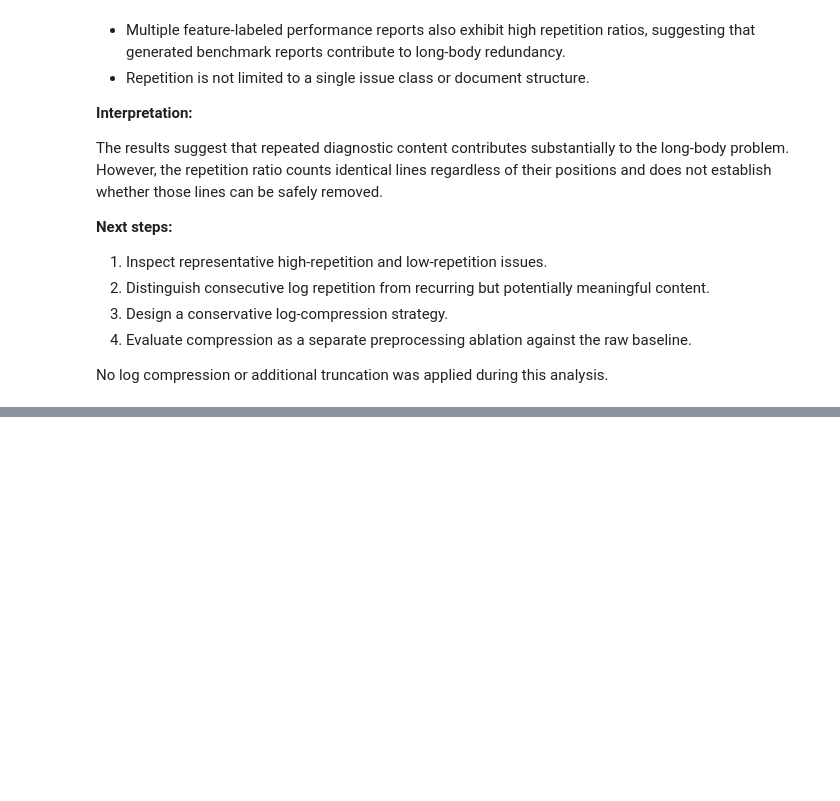
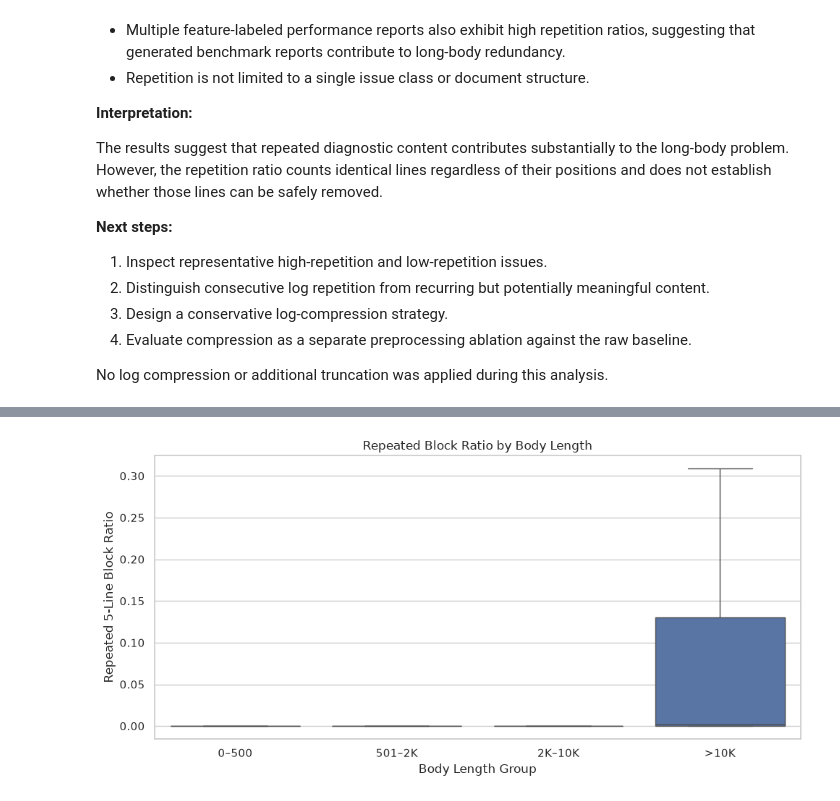
Before and after one commit to mazen-alasas/issue-intent, a Jupyter notebook: notebooks/03_structured_text_audit.ipynb, the cells around one changed output, grey strips where cells are left out. Cells and saved outputs as stored; diff of their text form; code cells hidden in the pictures; blank space fills up the shorter version.

```diff
--- a/notebooks/03_structured_text_audit.ipynb
+++ b/notebooks/03_structured_text_audit.ipynb
@@ -799,0 +1136,21 @@ No log compression or additional truncation was applied during this analysis.
+# %%
+repetition_sample["block_repetition_ratio"] = (
+    repetition_sample["body"]
+    .apply(repeated_block_stats)
+    .apply(lambda stats: stats["block_repetition_ratio"])
+)
+
+repetition_summary = (
+    repetition_sample.groupby("length_group", observed=True)[
+        "block_repetition_ratio"
+    ]
+    .agg(
+        count="count",
+        mean="mean",
+        median="median",
+        max="max",
+    )
+    .reindex(length_labels)
+)
+
+display(repetition_summary)
@@ -799,0 +1164,18 @@ No log compression or additional truncation was applied during this analysis.
+# %%
+plt.figure(figsize=(10, 5))
+
+sns.boxplot(
+    data=repetition_sample,
+    x="length_group",
+    y="block_repetition_ratio",
+    order=length_labels,
+    showfliers=False,
+)
+
+plt.title("Repeated Block Ratio by Body Length")
+plt.xlabel("Body Length Group")
+plt.ylabel("Repeated 5-Line Block Ratio")
+plt.tight_layout()
+plt.show()
+# %% [output]
+[figure, added]
```
Also changed, not shown: parts of 34 cells of this notebook.
